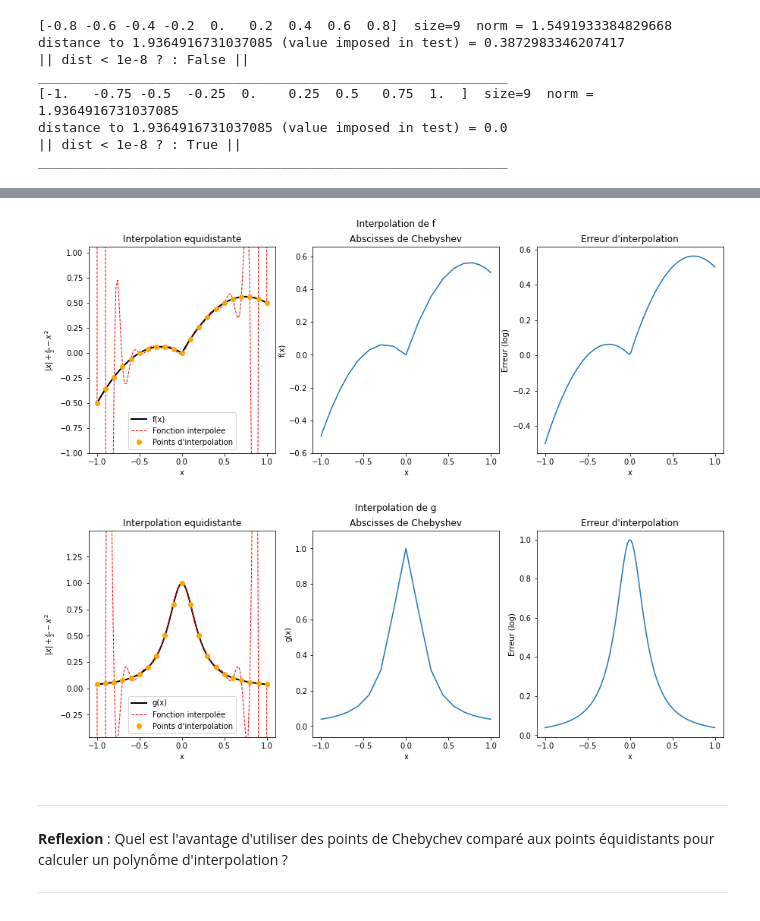
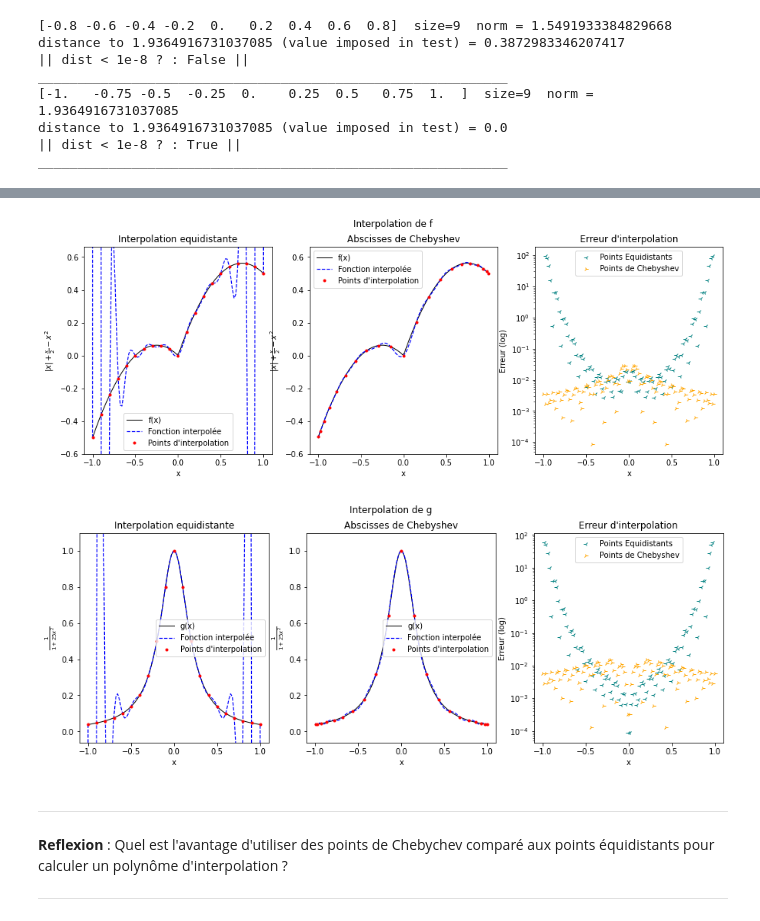
Before and after one commit to David-Kyrat/12M040-AnaNum-TPs, a Jupyter notebook: TP01.ipynb, the cells around one changed output, grey strips where cells are left out. Drawn from its saved outputs; the diff is of its cells as text; code cells hidden in the pictures.

```diff
--- a/TP01.ipynb
+++ b/TP01.ipynb
@@ -488,6 +488,8 @@ def g(x):
 
 n = 20
 plot_x = np.linspace(-1, 1, 100)
+y_labels = [r"""$|x| + \frac{x}{2} - x^2$""", r"""$\frac{1}{1 + 25x^2}$"""]
+
 
 def plot_interpolation_method(title, plot_y, y_label, fun_label, subp_idx, generated_x, y_toMatch, interp_y):
     """Plot the function and its interpolation on the same plot
@@ -498,70 +500,72 @@ def plot_interpolation_method(title, plot_y, y_label, fun_label, subp_idx, gener
         y_label : label of y axis
         fun_label : label of the function
         subp_idx : index of subplot
-        generated_x : points used for the interpolation method (i.e. equidistant, Tchebycheff...)
+        generated_x : points used for the interpolation method (i.e. equidistant, Chebyshev ...)
         y_toMatch : values of y to attein i.e. constraints to satisfy
         interp_y : interpolated points of function
     """
     plt.subplot(1, 3, subp_idx)
     plt.title(title)
-    plt.ylim(np.min(plot_y) - 0.5 , np.max(plot_y) + 0.5)
+    plt.ylim(np.min(plot_y) - 0.1, np.max(plot_y) + 0.1)
     plt.xlabel("x")
     plt.ylabel(y_label)
-    plt.plot(plot_x, func(plot_x), '-k' ,label=fun_label, linewidth=2)
-    plt.plot(plot_x, interp_y, '--', color="r", label="Fonction interpolée", linewidth=1)
-    plt.plot(generated_x, y_toMatch, "o", color="orange", label="Points d'interpolation", linewidth=1)
-
+    plt.plot(plot_x, func(plot_x), '-k', label=fun_label, linewidth=1)
+    plt.plot(plot_x, interp_y, '--b', label="Fonction interpolée", linewidth=1.2)
+    plt.plot(generated_x, y_toMatch, ".", color="r",
+             label="Points d'interpolation", linewidth=4)
     plt.legend()
 
 
-for func in [f, g]:
+for func, label in zip([f, g], y_labels):
+    # Images des x dans plot_x
+    plot_y, fun_label = func(plot_x), f"{func.__name__}(x)"
+
     # Points d'interpolation équidistants
     x_equidist = equidistant_points(n)
     y_equidist = func(x_equidist)
     # Polynôme interpolée
     p_equidist = interpolation_lagrange(plot_x, x_equidist, y_equidist)
+    # Erreur equid
+    err_equid = np.abs(plot_y - p_equidist)
 
     # Points d'interpolation Chebyshev
     x_chebyshev = chebyshev_points(n)
     y_chebyshev = func(x_chebyshev)
     # Polynôme interpolée
     p_chebyshev = interpolation_lagrange(plot_x, x_chebyshev, y_chebyshev)
-    # images des x dans plot_x
-    plot_y, fun_label = func(plot_x), f"{func.__name__}(x)"
+    # Erreur Chebyshev
+    err_cheb = np.abs(plot_y - p_chebyshev)
+
+
+
 
     # Creation de la figure
     plt.figure(figsize=(15, 5))
     plt.suptitle(f"Interpolation de {func.__name__}")
 
     # Interpolation équidistante
-    """ ax_eq = plt.subplot(1, 3, 1)
-    plt.title("Interpolation equidistante")
-    plt.ylim(np.min(y_equidist) - 0.1, np.max(y_equidist) + 0.1)
-    plt.xlabel("x")
-    plt.ylabel(f"{func.__name__}(x)")
-    # ÉCRIVEZ VOTRE SOLUTION ICI
-    plt.plot(x_equidist, y_equidist) """
-    plot_interpolation_method("Interpolation equidistante", plot_y, r"""$|x| + \frac{x}{2} - x^2$""", fun_label, 1, x_equidist, y_equidist, p_equidist)
+    plot_interpolation_method("Interpolation equidistante", plot_y,
+                            label, fun_label, 1, x_equidist, y_equidist, p_equidist)
 
     # Interpolation Chebyshev
-    plt.subplot(1, 3, 2)
-    plt.title("Abscisses de Chebyshev")
-    plt.ylim(np.min(y_equidist) - 0.1, np.max(y_equidist) + 0.1)
-    plt.xlabel("x")
-    plt.ylabel(f"{func.__name__}(x)")
     # ÉCRIVEZ VOTRE SOLUTION ICI
-    plt.plot(x_chebyshev, y_chebyshev)
+    plot_interpolation_method("Abscisses de Chebyshev", plot_y,
+                              label, fun_label, 2, x_chebyshev, y_chebyshev, p_chebyshev)
 
     # Trace de l'erreur entre la fonction et les deux polynôme interpolée
+
     plt.subplot(1, 3, 3)
     plt.title("Erreur d'interpolation")
     plt.xlabel("x")
     plt.ylabel("Erreur (log)")
     # ÉCRIVEZ VOTRE SOLUTION ICI
-    plt.plot(plot_x, func(plot_x))
+    plt.plot(plot_x, err_equid, "3", color="teal", label="Points Equidistants", linewidth=1)
+    plt.plot(plot_x, err_cheb, "4", color="orange", label="Points de Chebyshev", linewidth=1)
+    plt.yscale('log')
+    plt.legend()
 # %% [output]
-[figure, old version]
+[figure, new version]
-[figure, old version]
+[figure, new version]
 # %% [markdown]
 ---
 __Reflexion__ : Quel est l'avantage d'utiliser des points de Chebychev comparé aux points équidistants pour calculer un polynôme d'interpolation ?
```
Also changed, not shown: 1 other file.
